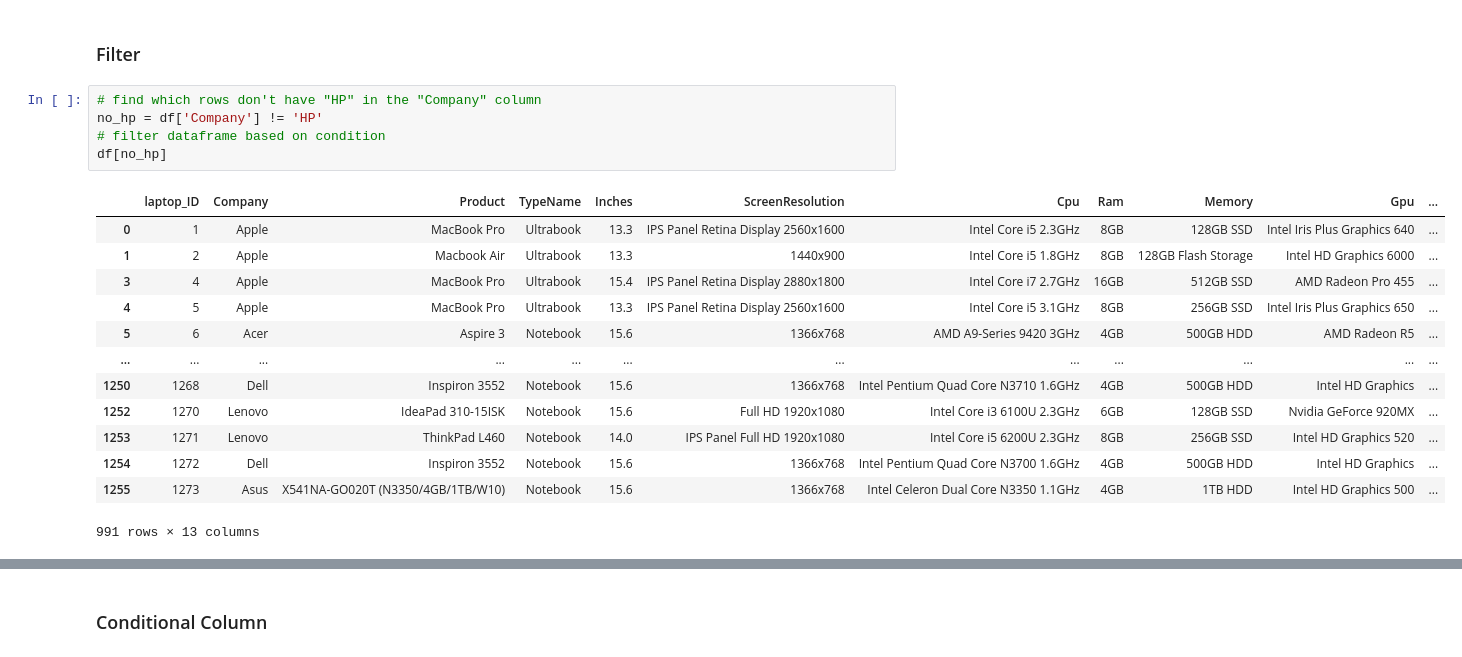
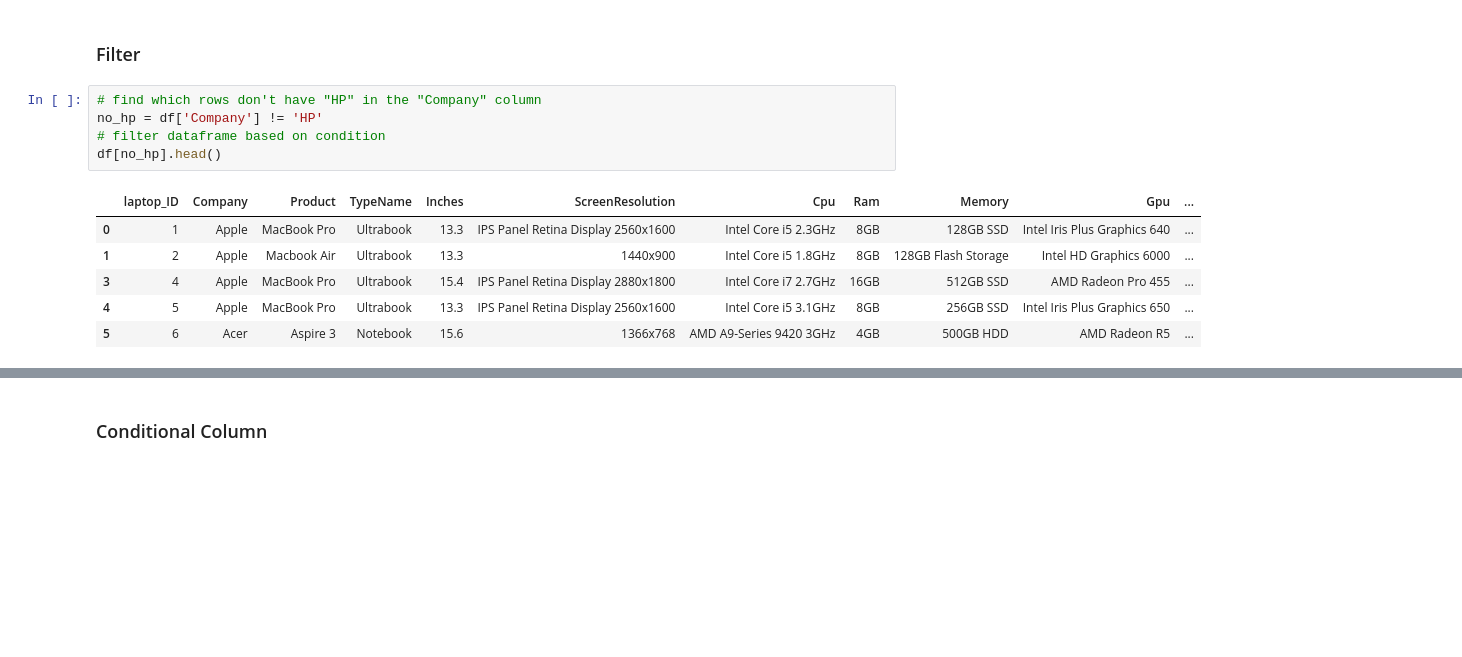
Before and after one commit to Dbarbanakov/Data-Science-with-Python, a Jupyter notebook: 02_pandas_filtering_data/exercises.ipynb, the cells around one changed output, grey strips where cells are left out. Saved outputs shown, nothing was run; the diff lists cells and outputs as text; blank space fills up the shorter version.

```diff
--- a/02_pandas_filtering_data/exercises.ipynb
+++ b/02_pandas_filtering_data/exercises.ipynb
@@ -15,22 +15,15 @@ df.head(3)
 # %%
 # find which rows don't have "HP" in the "Company" column
 no_hp = df['Company'] != 'HP'
 # filter dataframe based on condition
-df[no_hp]
+df[no_hp].head()
 # %% [output]
 |  | laptop_ID | Company | Product | TypeName | Inches | ScreenResolution | Cpu | Ram | Memory | Gpu | ... |
 | 0 | 1 | Apple | MacBook Pro | Ultrabook | 13.3 | IPS Panel Retina Display 2560x1600 | Intel Core i5 2.3GHz | 8GB | 128GB SSD | Intel Iris Plus Graphics 640 | ... |
 | 1 | 2 | Apple | Macbook Air | Ultrabook | 13.3 | 1440x900 | Intel Core i5 1.8GHz | 8GB | 128GB Flash Storage | Intel HD Graphics 6000 | ... |
 | 3 | 4 | Apple | MacBook Pro | Ultrabook | 15.4 | IPS Panel Retina Display 2880x1800 | Intel Core i7 2.7GHz | 16GB | 512GB SSD | AMD Radeon Pro 455 | ... |
 | 4 | 5 | Apple | MacBook Pro | Ultrabook | 13.3 | IPS Panel Retina Display 2560x1600 | Intel Core i5 3.1GHz | 8GB | 256GB SSD | Intel Iris Plus Graphics 650 | ... |
 | 5 | 6 | Acer | Aspire 3 | Notebook | 15.6 | 1366x768 | AMD A9-Series 9420 3GHz | 4GB | 500GB HDD | AMD Radeon R5 | ... |
-| ... | ... | ... | ... | ... | ... | ... | ... | ... | ... | ... | ... |
-| 1250 | 1268 | Dell | Inspiron 3552 | Notebook | 15.6 | 1366x768 | Intel Pentium Quad Core N3710 1.6GHz | 4GB | 500GB HDD | Intel HD Graphics | ... |
-| 1252 | 1270 | Lenovo | IdeaPad 310-15ISK | Notebook | 15.6 | Full HD 1920x1080 | Intel Core i3 6100U 2.3GHz | 6GB | 128GB SSD | Nvidia GeForce 920MX | ... |
-| 1253 | 1271 | Lenovo | ThinkPad L460 | Notebook | 14.0 | IPS Panel Full HD 1920x1080 | Intel Core i5 6200U 2.3GHz | 8GB | 256GB SSD | Intel HD Graphics 520 | ... |
-| 1254 | 1272 | Dell | Inspiron 3552 | Notebook | 15.6 | 1366x768 | Intel Pentium Quad Core N3700 1.6GHz | 4GB | 500GB HDD | Intel HD Graphics | ... |
-| 1255 | 1273 | Asus | X541NA-GO020T (N3350/4GB/1TB/W10) | Notebook | 15.6 | 1366x768 | Intel Celeron Dual Core N3350 1.1GHz | 4GB | 1TB HDD | Intel HD Graphics 500 | ... |
-991 rows × 13 columns
 # %%
 # find laptops with price over 2000 euros
 expensive = df['Price_euros'] > 2000
```
Also changed, not shown: parts of 4 cells of this notebook, 5 other files.
